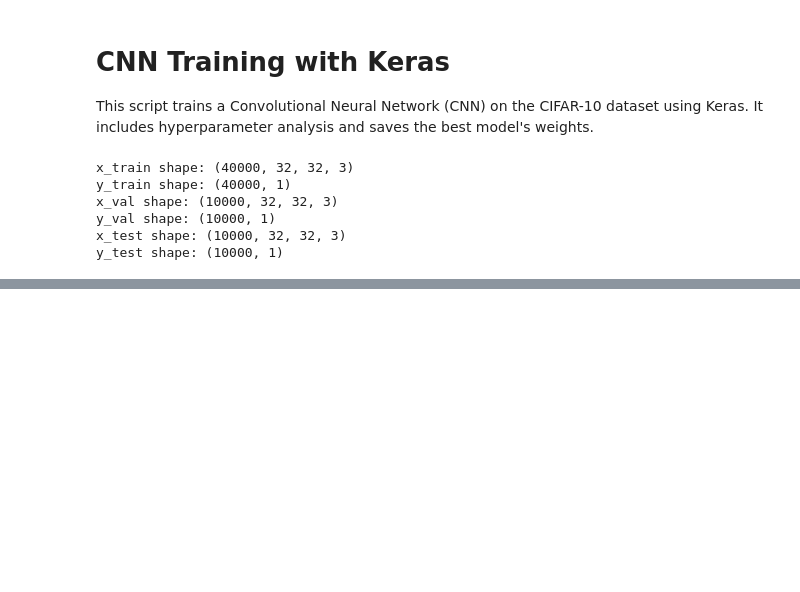
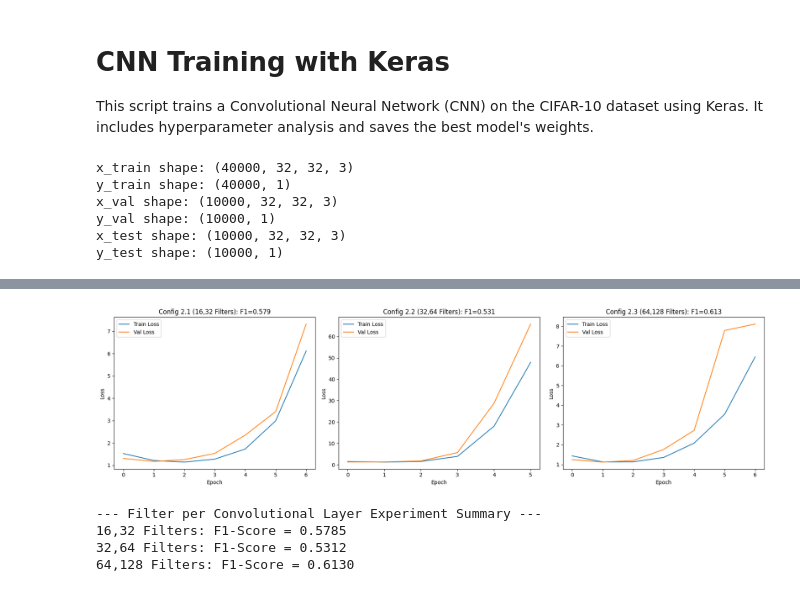
Before and after one commit to satriadhikara/tubes2_if3270_ml, a Jupyter notebook: src/cnn/cnn_keras_training.ipynb, the cells around one changed output, grey strips where cells are left out. Cells and saved outputs as stored; diff of their text form; code cells hidden in the pictures; blank space fills up the shorter version.

```diff
--- a/src/cnn/cnn_keras_training.ipynb
+++ b/src/cnn/cnn_keras_training.ipynb
@@ -503,0 +496,42 @@ Config 6 - Test Macro F1-Score: 0.5194
+# %%
+# Plot results for Filter per Convolutional Layer experiments
+fig, axes = plt.subplots(1, 3, figsize=(18, 5))
+
+# Config 2.1: 16, 32 Filters
+axes[0].plot(history_4.history['loss'], label='Train Loss')
+axes[0].plot(history_4.history['val_loss'], label='Val Loss')
+axes[0].set_title(f"Config 2.1 (16,32 Filters): F1={macro_f1_4:.3f}")
+axes[0].set_xlabel('Epoch')
+axes[0].set_ylabel('Loss')
+axes[0].legend()
+
+# Config 2.2: 32, 64 Filters
+axes[1].plot(history_5.history['loss'], label='Train Loss')
+axes[1].plot(history_5.history['val_loss'], label='Val Loss')
+axes[1].set_title(f"Config 2.2 (32,64 Filters): F1={macro_f1_5:.3f}")
+axes[1].set_xlabel('Epoch')
+axes[1].set_ylabel('Loss')
+axes[1].legend()
+
+# Config 2.3: 64, 128 Filters
+axes[2].plot(history_6.history['loss'], label='Train Loss')
+axes[2].plot(history_6.history['val_loss'], label='Val Loss')
+axes[2].set_title(f"Config 2.3 (64,128 Filters): F1={macro_f1_6:.3f}")
+axes[2].set_xlabel('Epoch')
+axes[2].set_ylabel('Loss')
+axes[2].legend()
+
+plt.tight_layout()
+plt.show()
+
+# Summary of the filter experiment
+print("\n--- Filter per Convolutional Layer Experiment Summary ---")
+print(f"16,32 Filters: F1-Score = {macro_f1_4:.4f}")
+print(f"32,64 Filters: F1-Score = {macro_f1_5:.4f}")
+print(f"64,128 Filters: F1-Score = {macro_f1_6:.4f}")
+# %% [output]
+[figure, added]
+--- Filter per Convolutional Layer Experiment Summary ---
+16,32 Filters: F1-Score = 0.5785
+32,64 Filters: F1-Score = 0.5312
+64,128 Filters: F1-Score = 0.6130
```
Also changed, not shown: parts of 23 cells of this notebook, 5 other files.
